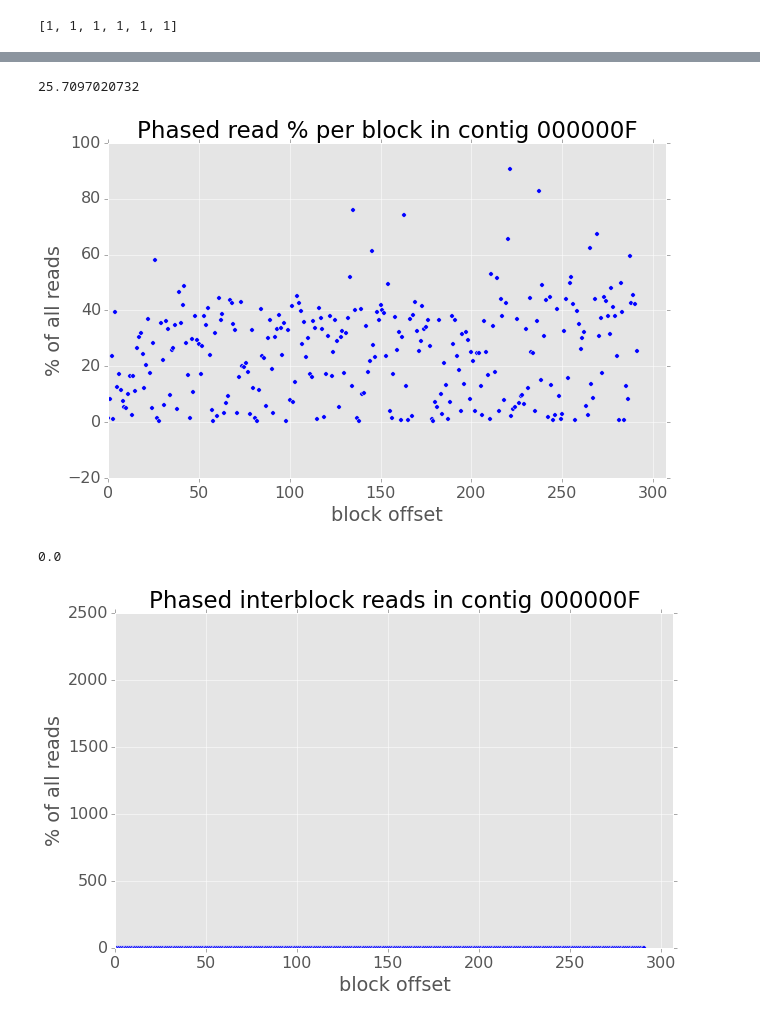
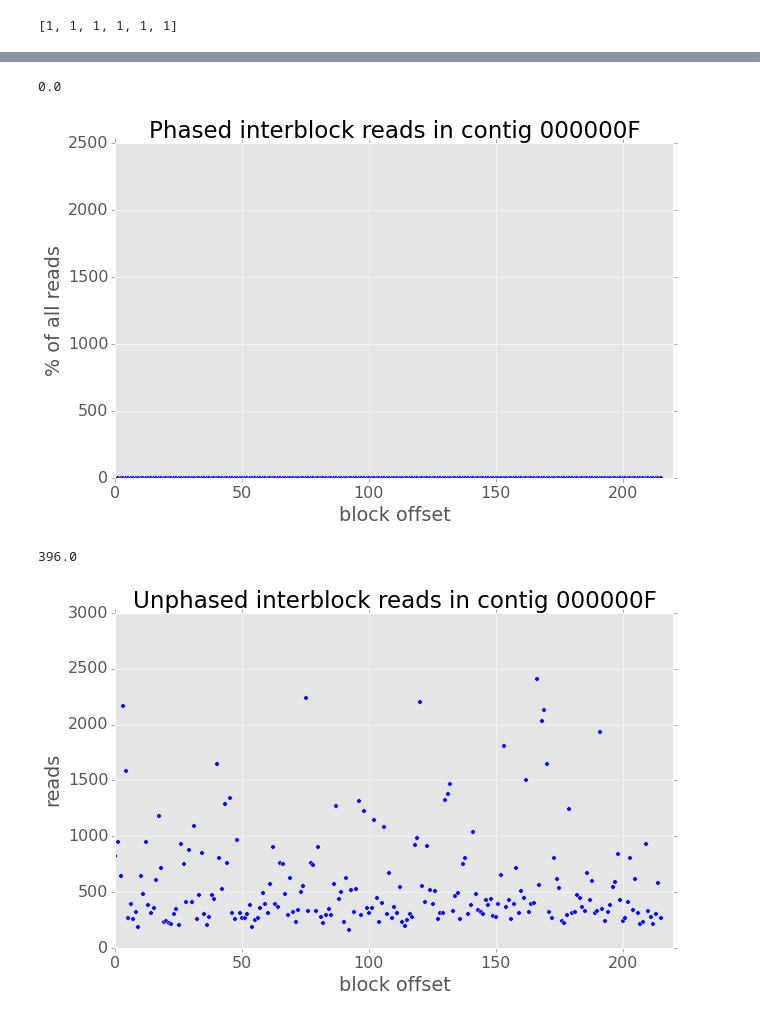
Before and after one commit to ryananeff/bashir-ipy, a Jupyter notebook: ipython/interblock_reads_figures.ipynb, the cells around one changed output, grey strips where cells are left out. Cells and saved outputs as stored; diff of their text form; code cells hidden in the pictures.

```diff
--- a/ipython/interblock_reads_figures.ipynb
+++ b/ipython/interblock_reads_figures.ipynb
@@ -84,4 +85,7 @@ excelfile = '/hpc/users/neffr01/jason_new/hapcut_outputs/hg002_re_000000F/hg002.
 interblock_stats = pd.read_csv(excelfile, sep='\t')
+# %%
+excelfile2 = '/hpc/users/neffr01/jason_new/hapcut_outputs/hg002_re_000000F/hg002.000000F.interblock_stats.tsv'
+interblock_stats = pd.read_csv(excelfile2, sep='\t')
 # %%
 list(np.ones(6).astype(int))
 # %% [output]
@@ -122,37 +204,37 @@ N50:  215628.0
 # %%
-cols = 307
+cols = 220
 i = interblock_stats.index[0:cols]
-x = [x/float(y)*100 for x, y in zip(interblock_stats.block1_informative_reads[0:cols], interblock_stats.block1_reads[0:cols])]
+x = interblock_stats.hair_interblock[0:cols]
 fig, ax = plt.subplots()
 ax.set_ylabel("% of all reads")
 ax.set_xlabel("block offset")
 w = 0.8
 ax.scatter(i,x,label="phased reads")
 #ax.bar(i,y,width=0.3,label="block 1 reads", color='b')
 ax.set_xlim([0,cols])
-ax.set_title("Phased read % per block in contig 000000F")
+ax.set_title("Phased interblock reads in contig 000000F")
 #ax.legend()
+ax.set_ylim([0,2500])
 print np.median(x)
 plt.show()
 # %% [output]
-25.7097020732
+0.0
-[figure, old version]
+[figure, new version]
 # %%
-cols = 307
+cols = 220
 i = interblock_stats.index[0:cols]
-x = interblock_stats.informative_interblock_reads[0:cols]
+x = interblock_stats.all_interblock_reads[0:cols]
 fig, ax = plt.subplots()
-ax.set_ylabel("% of all reads")
+ax.set_ylabel("reads")
 ax.set_xlabel("block offset")
 w = 0.8
-ax.scatter(i,x,label="phased reads")
+ax.scatter(i,x,label="unphased reads")
 #ax.bar(i,y,width=0.3,label="block 1 reads", color='b')
 ax.set_xlim([0,cols])
-ax.set_title("Phased interblock reads in contig 000000F")
+ax.set_title("Unphased interblock reads in contig 000000F")
 #ax.legend()
-ax.set_ylim([0,2500])
 print np.median(x)
 plt.show()
 # %% [output]
-0.0
+396.0
-[figure, old version]
+[figure, new version]
```
Also changed, not shown: parts of 12 cells of this notebook, 5 other files.
